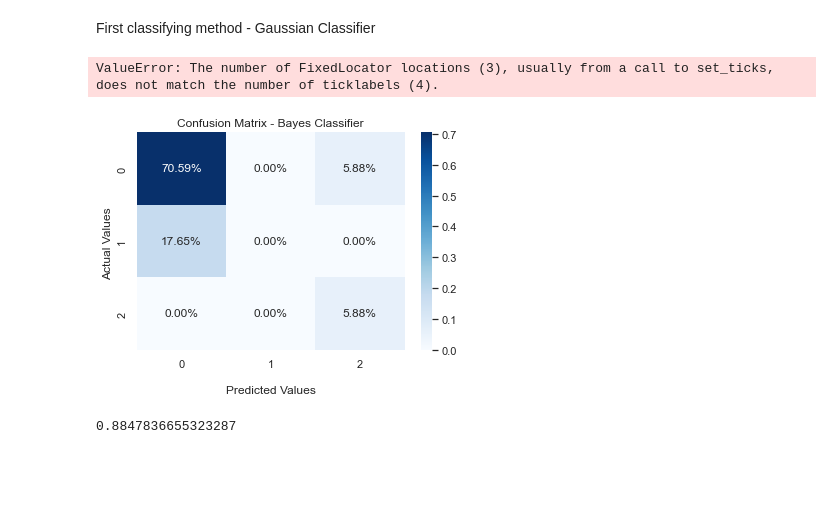
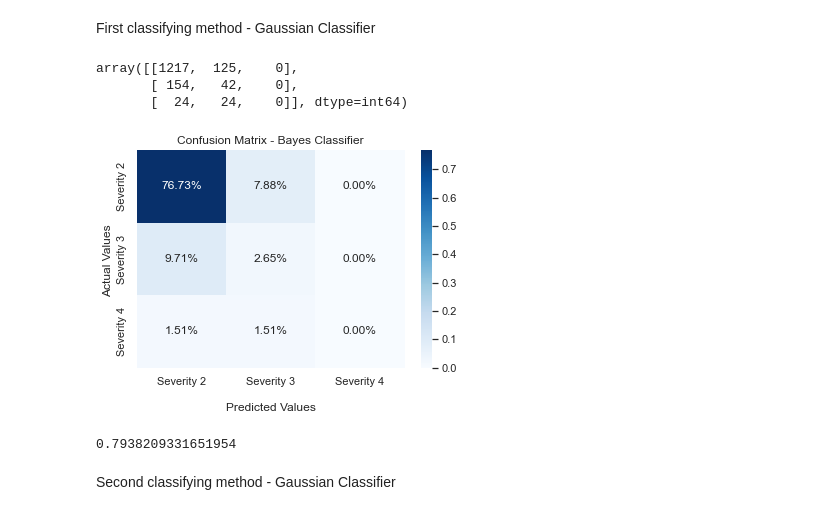
Before and after one commit to stratoskar/DataAnalytics, a Jupyter notebook: Data Analytics/Data_Preprocessing_US_accidents.ipynb, the cells around one changed output. Cells and saved outputs as stored; diff of their text form; code cells hidden in the pictures; blank space fills up the shorter version.

```diff
--- a/Data Analytics/Data_Preprocessing_US_accidents.ipynb
+++ b/Data Analytics/Data_Preprocessing_US_accidents.ipynb
@@ -14,7 +14,7 @@ from sklearn.metrics import confusion_matrix,accuracy_score
 from sklearn.cluster import KMeans
 # %%
 # read the dataset
-data = pd.read_csv('dataset.csv',nrows=100)
+data = pd.read_csv('dataset.csv',nrows=10000)
 # %%
 # delete unecessary columns. These data are not helpful to our research
 data.drop('ID', axis=1, inplace=True)
@@ -450,25 +467,32 @@ cm = confusion_matrix(y_test, y_pred)
 
 # Calculate accurancy score - Bayes Classifier
 ac = accuracy_score(y_test,y_pred)
+# %%
+cm
+# %% [output]
+array([[1217,  125,    0],
+       [ 154,   42,    0],
+       [  24,   24,    0]], dtype=int64)
 # %%
 # Plot confusion matrix using a heatmap
 ax = sns.heatmap(cm/np.sum(cm), annot=True, fmt='.2%', cmap='Blues')
 
-ax.set_title('Confusion Matrix - Bayes Classifier');
+ax.set_title('Confusion Matrix - Bayes Classifier')
 ax.set_xlabel('\nPredicted Values')
-ax.set_ylabel('Actual Values ');
+ax.set_ylabel('Actual Values ')
 
 ## Ticket labels - List must be in alphabetical order
-ax.xaxis.set_ticklabels(['Severity 1','Severity 2','Severity 3','Severity 4'])
-ax.yaxis.set_ticklabels(['Severity 1','Severity 2','Severity 3','Severity 4'])
+ax.xaxis.set_ticklabels(['Severity 2','Severity 3','Severity 4'])
+ax.yaxis.set_ticklabels(['Severity 2','Severity 3','Severity 4'])
 
 ## Display the visualization of the Confusion Matrix.
 plt.show()
 # %% [output]
-ValueError: The number of FixedLocator locations (3), usually from a call to set_ticks, does not match the number of ticklabels (4).
-[figure, old version]
+[figure, new version]
 # %%
 # Print accurancy score of Bayes Classifier
 ac
 # %% [output]
-0.8847836655323287
+0.7938209331651954
+# %% [markdown]
+Second classifying method - Gaussian Classifier
```
Also changed, not shown: parts of 15 cells of this notebook, 1 other file.
